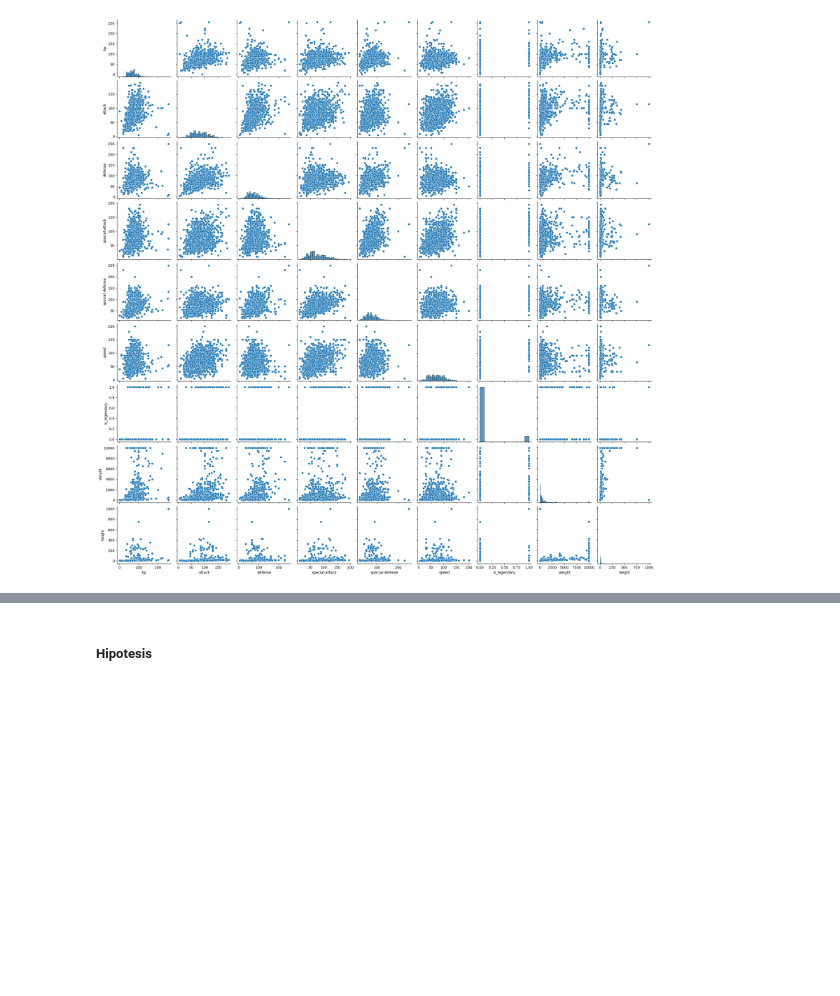
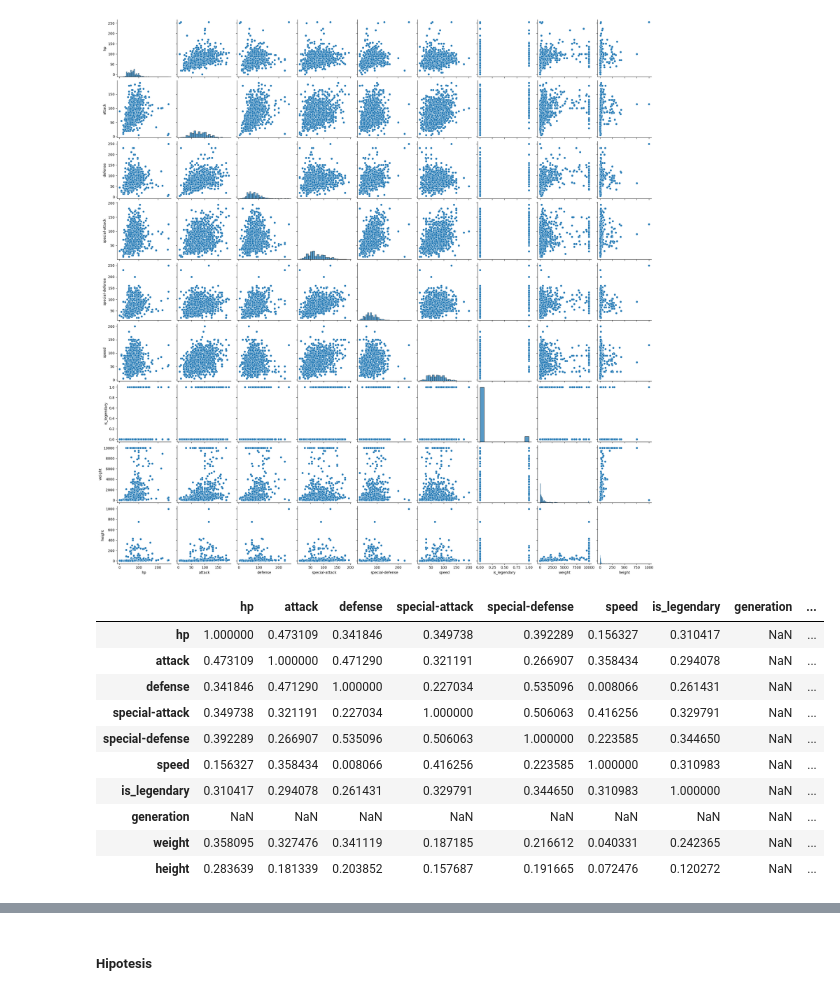
Before and after one commit to LMXCC79/DS_PT_09_2023, a Jupyter notebook: Data_Analysis/4-API/Teoría/API.ipynb, the cells around one changed output, grey strips where cells are left out. Saved outputs shown, nothing was run; the diff lists cells and outputs as text; code cells hidden in the pictures; blank space fills up the shorter version.

```diff
--- a/Data_Analysis/4-API/Teoría/API.ipynb
+++ b/Data_Analysis/4-API/Teoría/API.ipynb
@@ -376,4 +384,19 @@ sns.pairplot(pokemon_df)
 # %% [output]
 <seaborn.axisgrid.PairGrid at 0x...>
 [figure]
+# %%
+#pokemon_df[pokemon_df.columns[pokemon_df.dtypes=='object']].columns
+pokemon_df.select_dtypes(exclude=['object']).corr()
+# %% [output]
+|  | hp | attack | defense | special-attack | special-defense | speed | is_legendary | generation | ... |
+| hp | 1.000000 | 0.473109 | 0.341846 | 0.349738 | 0.392289 | 0.156327 | 0.310417 | NaN | ... |
+| attack | 0.473109 | 1.000000 | 0.471290 | 0.321191 | 0.266907 | 0.358434 | 0.294078 | NaN | ... |
+| defense | 0.341846 | 0.471290 | 1.000000 | 0.227034 | 0.535096 | 0.008066 | 0.261431 | NaN | ... |
+| special-attack | 0.349738 | 0.321191 | 0.227034 | 1.000000 | 0.506063 | 0.416256 | 0.329791 | NaN | ... |
+| special-defense | 0.392289 | 0.266907 | 0.535096 | 0.506063 | 1.000000 | 0.223585 | 0.344650 | NaN | ... |
+| speed | 0.156327 | 0.358434 | 0.008066 | 0.416256 | 0.223585 | 1.000000 | 0.310983 | NaN | ... |
+| is_legendary | 0.310417 | 0.294078 | 0.261431 | 0.329791 | 0.344650 | 0.310983 | 1.000000 | NaN | ... |
+| generation | NaN | NaN | NaN | NaN | NaN | NaN | NaN | NaN | ... |
+| weight | 0.358095 | 0.327476 | 0.341119 | 0.187185 | 0.216612 | 0.040331 | 0.242365 | NaN | ... |
+| height | 0.283639 | 0.181339 | 0.203852 | 0.157687 | 0.191665 | 0.072476 | 0.120272 | NaN | ... |
 # %%
```
Also changed, not shown: parts of 6 cells of this notebook, 7 other files.
